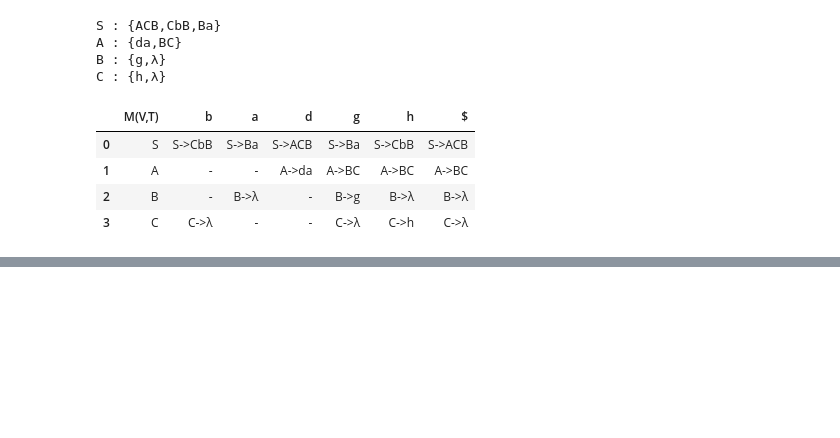
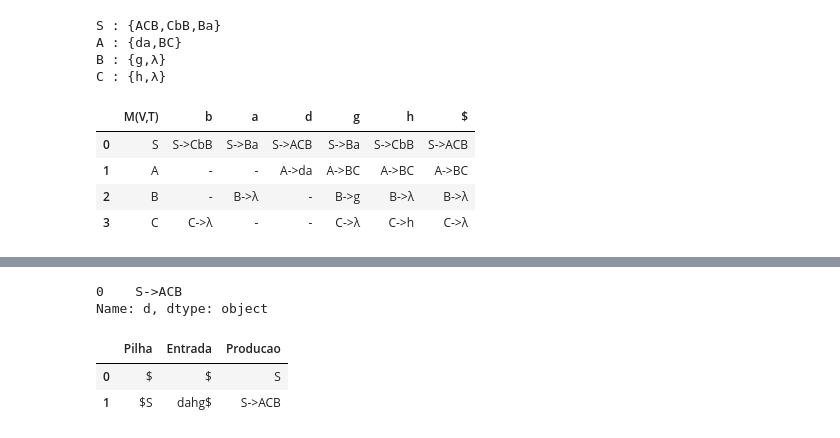
Before and after one commit to fabiobritoo/first-follow, a Jupyter notebook: first_follow.ipynb, the cells around one changed output, grey strips where cells are left out. Drawn from its saved outputs; the diff is of its cells as text; code cells hidden in the pictures; blank space fills up the shorter version.

```diff
--- a/first_follow.ipynb
+++ b/first_follow.ipynb
@@ -393,0 +443,49 @@ df_1
+# %%
+cond = df_1['M(V,T)'] == simbolo_inicial
+producao = df_1[cond][lista_entrada[0][0]]
+producao
+# %% [output]
+0    S->ACB
+Name: d, dtype: object
+# %%
+df_2 = pd.DataFrame(columns=['Pilha','Entrada','Producao'])
+
+lista_pilha = ['$']
+lista_entrada = ['$']
+
+pilha = [p for p in lista_pilha]
+df_2.loc[0] = ['$','$',simbolo_inicial]
+
+#passo1
+
+i = 0
+
+while range(0,10):
+
+    lista_pilha
+
+    pilha_anterior = df_2['Pilha'][indice]
+    entrada_anterior = df_2['Entrada'][indice]
+
+    if i == 0:
+        pilha = pilha_anterior + simbolo_inicial
+    else:
+        pilha =
+    entrada = palavra + entrada_anterior
+
+
+cond = df_1['M(V,T)'] == 'S'
+producao = df_1[cond][entrada[0]][0]
+
+if producao == '-':
+    break
+else:
+
+
+df_2.loc[indice + 1] = [pilha,entrada,producao]
+
+df_2
+# %% [output]
+|  | Pilha | Entrada | Producao |
+| 0 | $ | $ | S |
+| 1 | $S | dahg$ | S->ACB |
```
Also changed, not shown: parts of 9 cells of this notebook.
